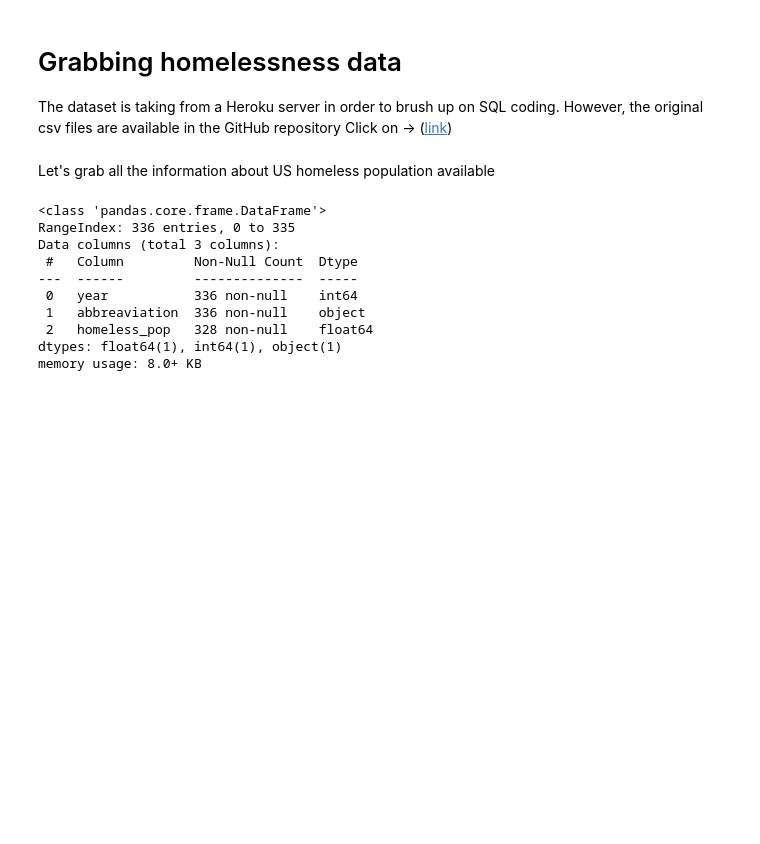
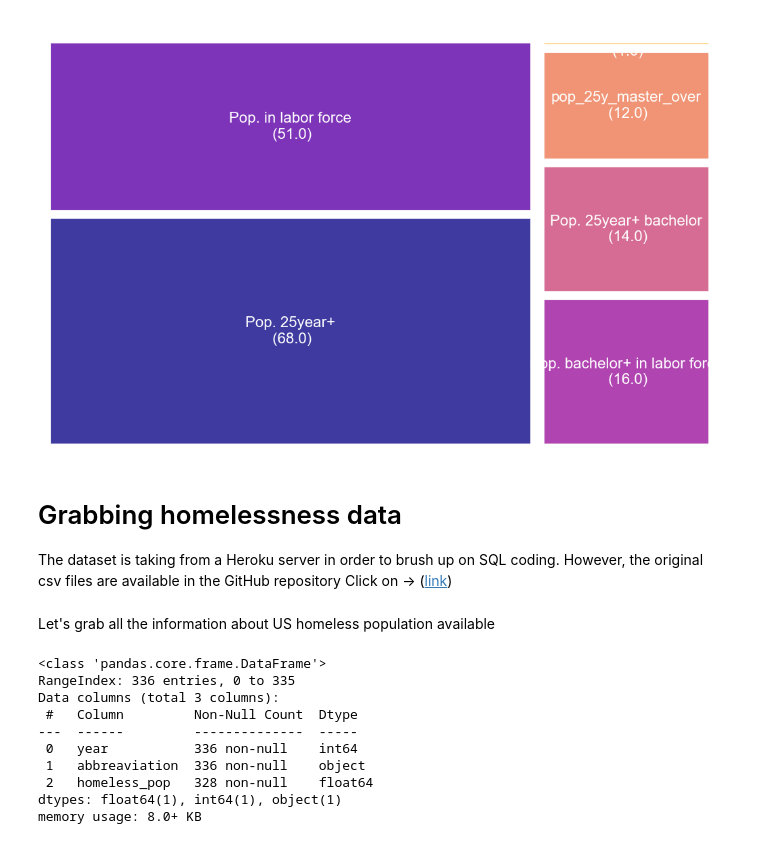
Before and after one commit to aliglara/capstone-c1-DA, a Jupyter notebook: codes/EDA_homeless_pop.ipynb, the cells around one changed output. Saved outputs shown, nothing was run; the diff lists cells and outputs as text; code cells hidden in the pictures; blank space fills up the shorter version.

```diff
--- a/codes/EDA_homeless_pop.ipynb
+++ b/codes/EDA_homeless_pop.ipynb
@@ -23,0 +124,7 @@ def connect_database(server, project, credentials):
+# %%
+df = pop_features_2020.sum().reset_index(name='total')
+# %%
+df.sort_values("total", ascending=False, inplace=True)
+df["norm"] = df["total"].apply(lambda x: x/df["total"].max() * 100).round()
+# %%
+df = df.reset_index(drop=True)
@@ -24 +141,22 @@ def connect_database(server, project, credentials):
+# %%
+sizes = df["norm"][1:].values.tolist()
+norms = squarify.normalize_sizes(sizes, dx=3, dy=3)
+labels = df.loc[1:].apply(lambda x: str(x[0]) + '\n (' + str(x[2]) + ')', axis=1)
+# %%
+color = 'white'
+mpl.rcParams['text.color'] = color
+mpl.rcParams['font.size'] = 20
+cmap = mpl.cm.get_cmap('plasma')
+mapped_list = [cmap(i) for i in np.arange(0, 1, 1/len(sizes))]
+plt.figure(dpi= 80)
+squarify.plot(sizes=norms,
+              label=labels,
+              color=mapped_list,
+              alpha=.8,
+              pad=True)
+plt.title('Treemap of some US-population features from 2020')
+plt.axis('off')
+plt.show()
+# %% [output]
+[figure, added]
 # %% [markdown]
```
Also changed, not shown: parts of 19 cells of this notebook, 2 other files.
